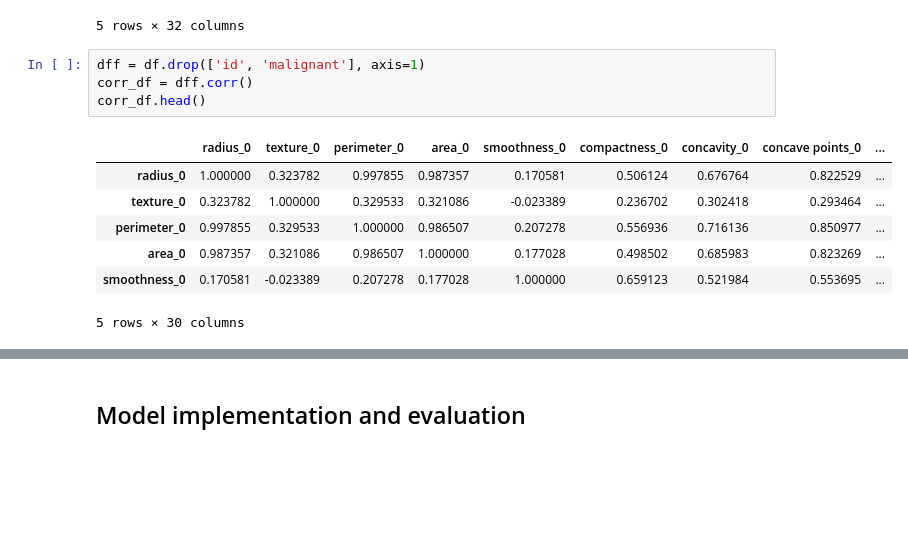
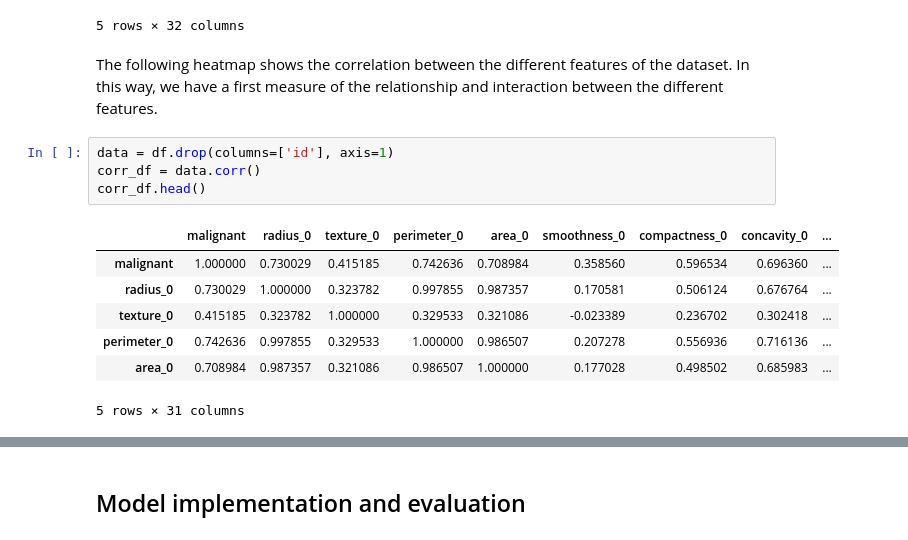
Before and after one commit to lucamodica/design-of-ai-systems--chalmers, a Jupyter notebook: assignments/4-diagnostic-systems/4-diagnostic-systems.ipynb, the cells around one changed output, grey strips where cells are left out. Drawn from its saved outputs; the diff is of its cells as text; blank space fills up the shorter version.

```diff
--- a/assignments/4-diagnostic-systems/4-diagnostic-systems.ipynb
+++ b/assignments/4-diagnostic-systems/4-diagnostic-systems.ipynb
@@ -32,16 +40,18 @@ df.head()
 | 3 | 84348301 | 1 | 11.42 | 20.38 | 77.58 | 386.1 | 0.14250 | 0.28390 | ... |
 | 4 | 84358402 | 1 | 20.29 | 14.34 | 135.10 | 1297.0 | 0.10030 | 0.13280 | ... |
 5 rows × 32 columns
+# %% [markdown]
+The following heatmap shows the correlation between the different features of the dataset. In this way, we have a first measure of the relationship and interaction between the different features.
 # %%
-dff = df.drop(['id', 'malignant'], axis=1)
-corr_df = dff.corr()
+data = df.drop(columns=['id'], axis=1)
+corr_df = data.corr()
 corr_df.head()
 # %% [output]
-|  | radius_0 | texture_0 | perimeter_0 | area_0 | smoothness_0 | compactness_0 | concavity_0 | concave points_0 | ... |
-| radius_0 | 1.000000 | 0.323782 | 0.997855 | 0.987357 | 0.170581 | 0.506124 | 0.676764 | 0.822529 | ... |
-| texture_0 | 0.323782 | 1.000000 | 0.329533 | 0.321086 | -0.023389 | 0.236702 | 0.302418 | 0.293464 | ... |
-| perimeter_0 | 0.997855 | 0.329533 | 1.000000 | 0.986507 | 0.207278 | 0.556936 | 0.716136 | 0.850977 | ... |
-| area_0 | 0.987357 | 0.321086 | 0.986507 | 1.000000 | 0.177028 | 0.498502 | 0.685983 | 0.823269 | ... |
-| smoothness_0 | 0.170581 | -0.023389 | 0.207278 | 0.177028 | 1.000000 | 0.659123 | 0.521984 | 0.553695 | ... |
+|  | malignant | radius_0 | texture_0 | perimeter_0 | area_0 | smoothness_0 | compactness_0 | concavity_0 | ... |
+| malignant | 1.000000 | 0.730029 | 0.415185 | 0.742636 | 0.708984 | 0.358560 | 0.596534 | 0.696360 | ... |
+| radius_0 | 0.730029 | 1.000000 | 0.323782 | 0.997855 | 0.987357 | 0.170581 | 0.506124 | 0.676764 | ... |
+| texture_0 | 0.415185 | 0.323782 | 1.000000 | 0.329533 | 0.321086 | -0.023389 | 0.236702 | 0.302418 | ... |
+| perimeter_0 | 0.742636 | 0.997855 | 0.329533 | 1.000000 | 0.986507 | 0.207278 | 0.556936 | 0.716136 | ... |
+| area_0 | 0.708984 | 0.987357 | 0.321086 | 0.986507 | 1.000000 | 0.177028 | 0.498502 | 0.685983 | ... |
-5 rows × 30 columns
+5 rows × 31 columns
 # %%
```
Also changed, not shown: parts of 50 cells of this notebook.
